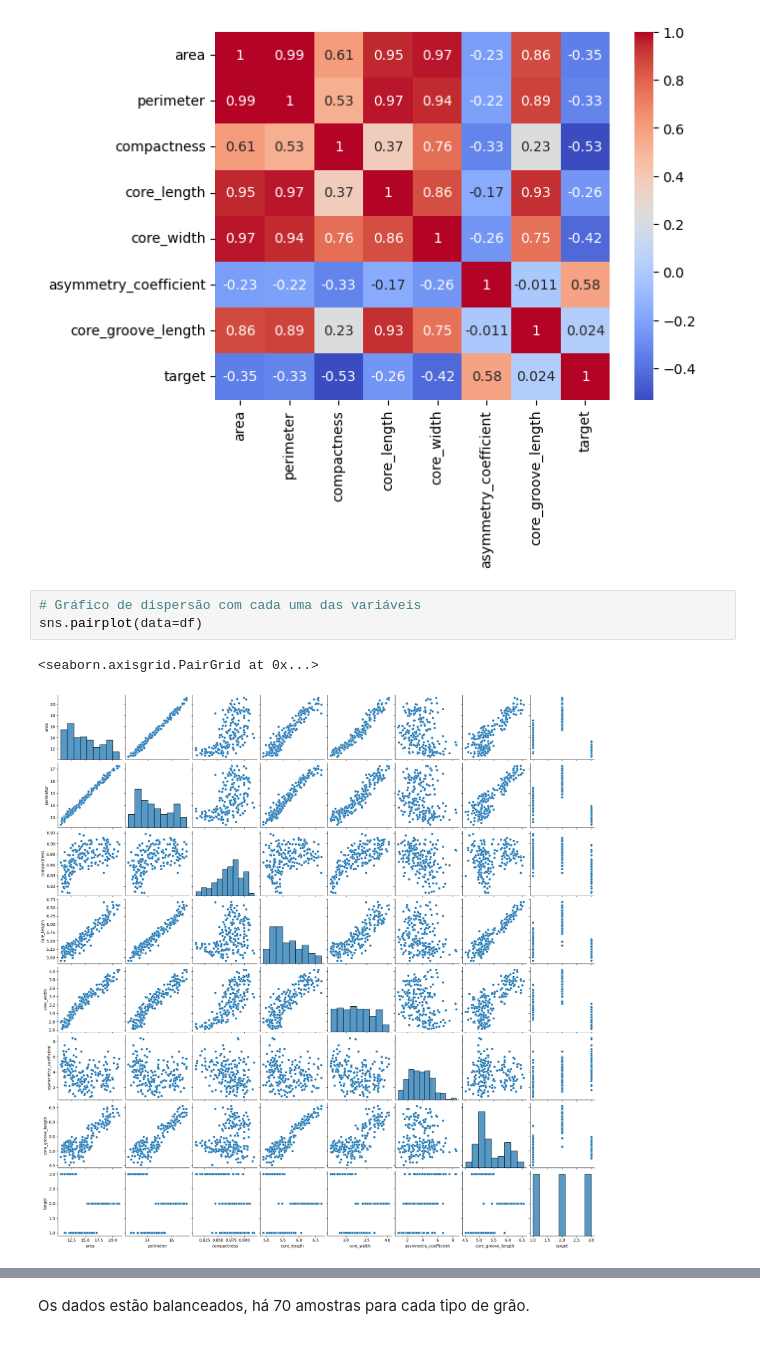
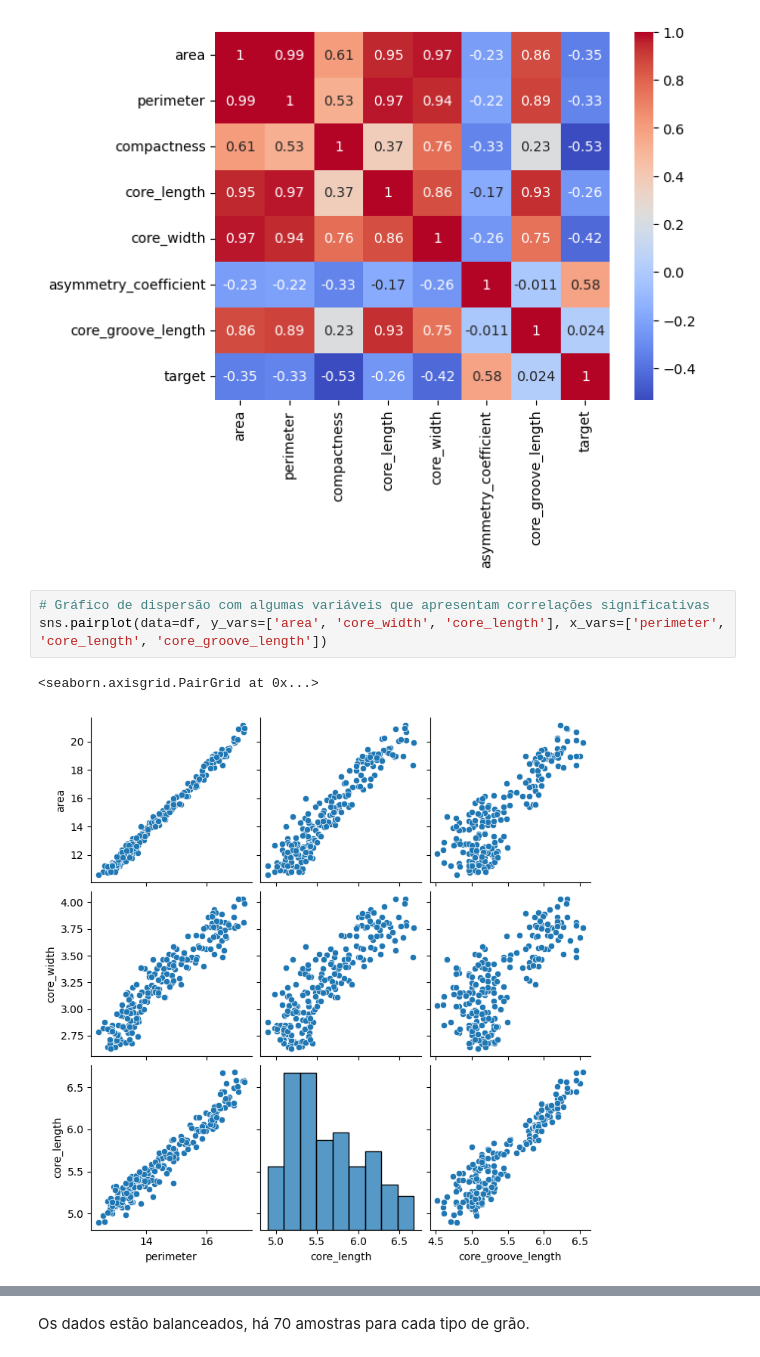
Before and after one commit to DiogoBotton/Machine_Learning_Training_Learn, a Jupyter notebook: Classificação/FIAP_Aulas/Atividade_Fase4/seeds_classifier.ipynb, the cells around one changed output, grey strips where cells are left out. Drawn from its saved outputs; the diff is of its cells as text.

```diff
--- a/Classificação/FIAP_Aulas/Atividade_Fase4/seeds_classifier.ipynb
+++ b/Classificação/FIAP_Aulas/Atividade_Fase4/seeds_classifier.ipynb
@@ -112,9 +112,9 @@ sns.heatmap(data=corr, annot=True, cmap='coolwarm')
 <Axes: >
 [figure]
 # %%
-# Gráfico de dispersão com cada uma das variáveis
-sns.pairplot(data=df)
+# Gráfico de dispersão com algumas variáveis que apresentam correlações significativas
+sns.pairplot(data=df, y_vars=['area', 'core_width', 'core_length'], x_vars=['perimeter', 'core_length', 'core_groove_length'])
 # %% [output]
 <seaborn.axisgrid.PairGrid at 0x...>
-[figure, old version]
+[figure, new version]
 # %%
```
Also changed, not shown: parts of 9 cells of this notebook.
